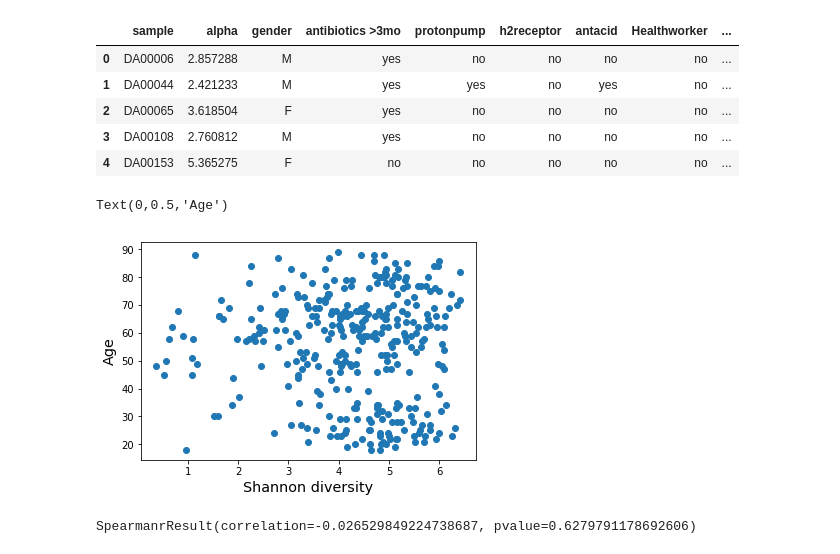
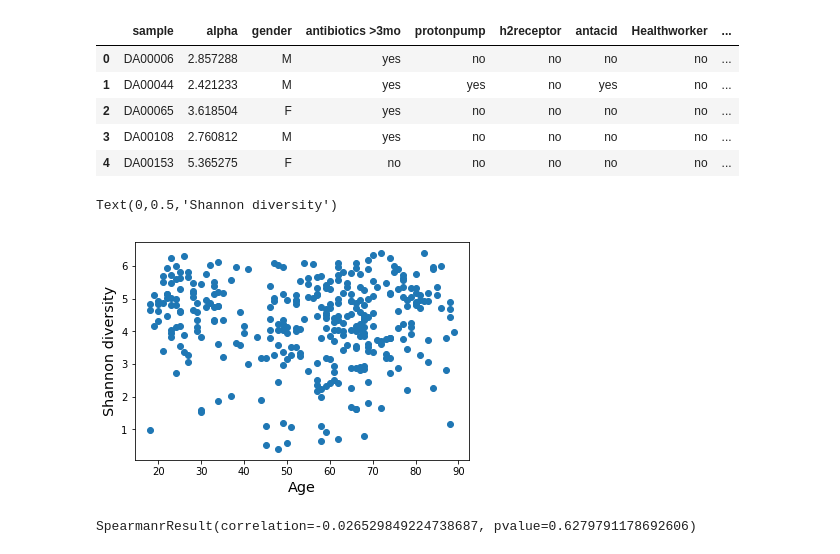
Before and after one commit to cduvallet/mbiome-data-viz, a Jupyter notebook: code/basic_microbiome_analyses.ipynb, the cells around one changed output. Saved outputs shown, nothing was run; the diff lists cells and outputs as text; code cells hidden in the pictures.

```diff
--- a/code/basic_microbiome_analyses.ipynb
+++ b/code/basic_microbiome_analyses.ipynb
@@ -477,13 +477,13 @@ alphadf.head()
 # %%
 fig, ax = plt.subplots()
 
-ax.scatter(alphadf['alpha'], alphadf['age'])
+ax.scatter(alphadf['age'], alphadf['alpha'])
 
-ax.set_xlabel('Shannon diversity', fontsize='x-large')
-ax.set_ylabel('Age', fontsize='x-large')
+ax.set_xlabel('Age', fontsize='x-large')
+ax.set_ylabel('Shannon diversity', fontsize='x-large')
 # %% [output]
-Text(0,0.5,'Age')
+Text(0,0.5,'Shannon diversity')
-[figure, old version]
+[figure, new version]
 # %%
 # Calculate correlation
 spearmanr(alphadf['alpha'], alphadf['age'])
```
Also changed, not shown: parts of 4 cells of this notebook, 12 other files.
